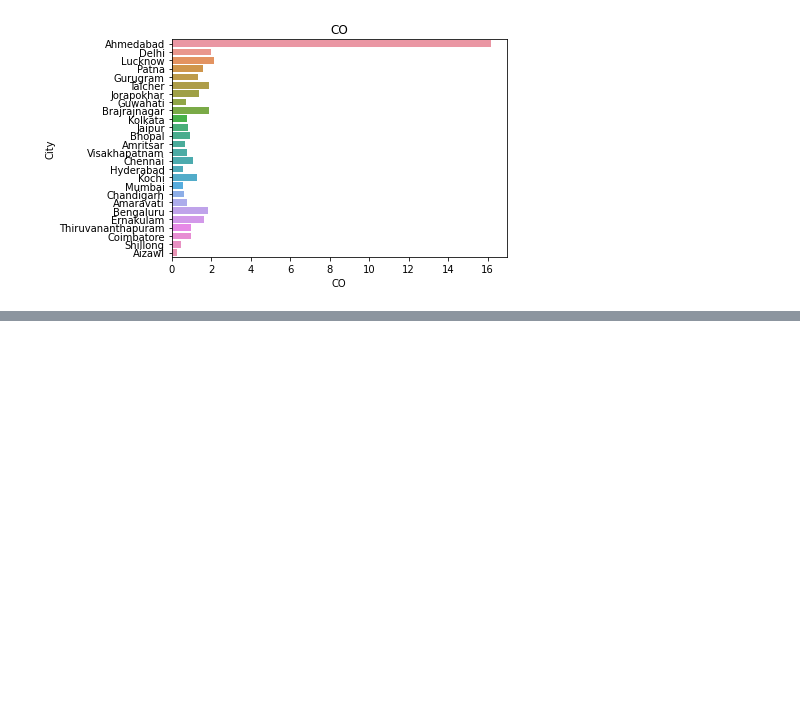
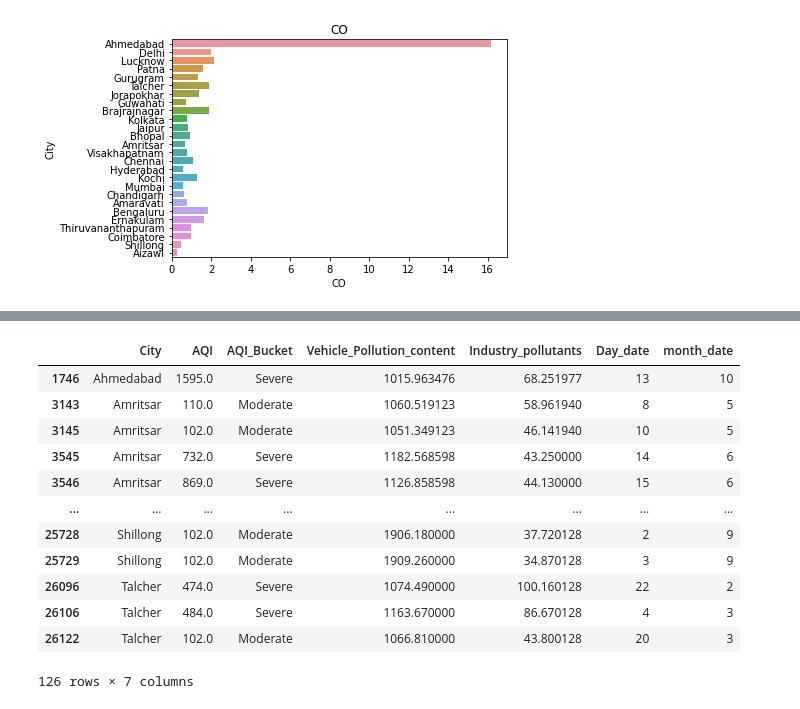
Before and after one commit to Vish-shubh/Air-index-quality-check., a Jupyter notebook: numpy.ipynb, the cells around one changed output, grey strips where cells are left out. Saved outputs shown, nothing was run; the diff lists cells and outputs as text; code cells hidden in the pictures; blank space fills up the shorter version.

```diff
--- a/numpy.ipynb
+++ b/numpy.ipynb
@@ -167,0 +211,18 @@ Text(0.5, 1.0, 'CO')
+# %%
+
+outliers=df1.loc[df1['Vehicle_Pollution_content'] > (1000)]
+outliers
+# %% [output]
+|  | City | AQI | AQI_Bucket | Vehicle_Pollution_content | Industry_pollutants | Day_date | month_date |
+| 1746 | Ahmedabad | 1595.0 | Severe | 1015.963476 | 68.251977 | 13 | 10 |
+| 3143 | Amritsar | 110.0 | Moderate | 1060.519123 | 58.961940 | 8 | 5 |
+| 3145 | Amritsar | 102.0 | Moderate | 1051.349123 | 46.141940 | 10 | 5 |
+| 3545 | Amritsar | 732.0 | Severe | 1182.568598 | 43.250000 | 14 | 6 |
+| 3546 | Amritsar | 869.0 | Severe | 1126.858598 | 44.130000 | 15 | 6 |
+| ... | ... | ... | ... | ... | ... | ... | ... |
+| 25728 | Shillong | 102.0 | Moderate | 1906.180000 | 37.720128 | 2 | 9 |
+| 25729 | Shillong | 102.0 | Moderate | 1909.260000 | 34.870128 | 3 | 9 |
+| 26096 | Talcher | 474.0 | Severe | 1074.490000 | 100.160128 | 22 | 2 |
+| 26106 | Talcher | 484.0 | Severe | 1163.670000 | 86.670128 | 4 | 3 |
+| 26122 | Talcher | 102.0 | Moderate | 1066.810000 | 43.800128 | 20 | 3 |
+126 rows × 7 columns
```
Also changed, not shown: parts of 6 cells of this notebook.
